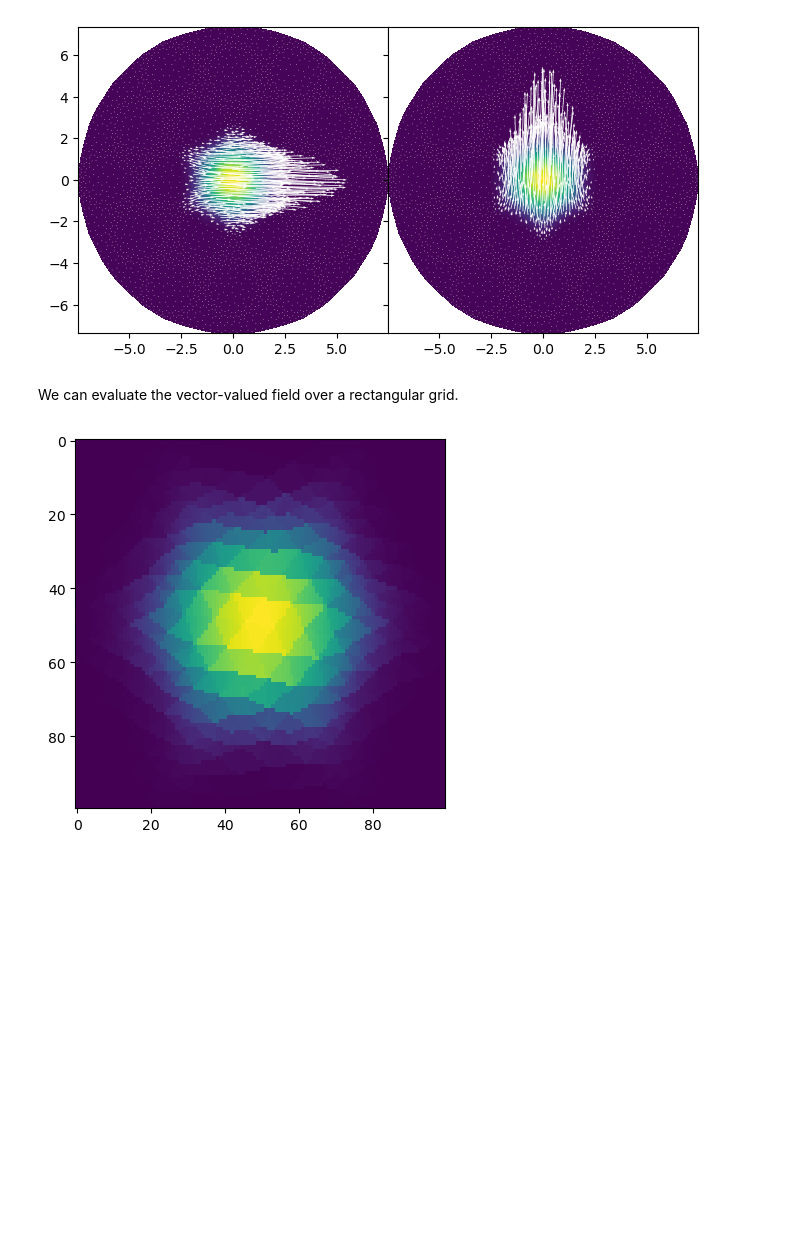
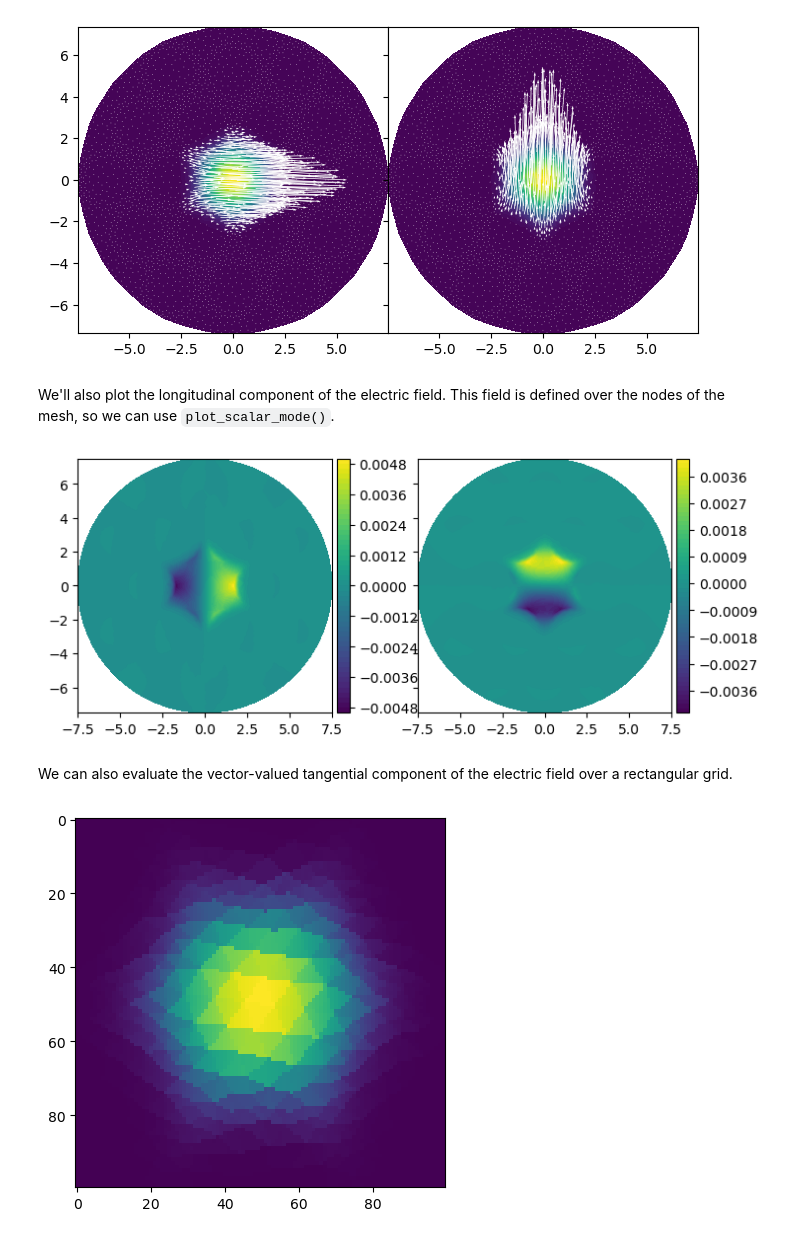
Before and after one commit to SAIL-Labs/wavesolve, a Jupyter notebook: getting-started.ipynb, the cells around one changed output. Cells and saved outputs as stored; diff of their text form; code cells hidden in the pictures; blank space fills up the shorter version.

```diff
--- a/getting-started.ipynb
+++ b/getting-started.ipynb
@@ -439,8 +449,30 @@ plt.subplots_adjust(hspace=0,wspace=0)
 plt.show()
 # %% [output]
 [figure]
+# %% [markdown]
+We'll also plot the longitudinal component of the electric field. This field is defined over the nodes of the mesh, so we can use `plot_scalar_mode()`.
+# %%
+from wavesolve.fe_solver import plot_scalar_mode
+from mpl_toolkits.axes_grid1 import make_axes_locatable
+import numpy as np
+
+Ne = m.num_edges # number of mesh edges
+
+fig,axs = plt.subplots(1,2,sharey=True,figsize=(8,4))
+
+
+for i,ax in enumerate(axs):
+    im = plot_scalar_mode(m,np.real(v[i,Ne:]),ax=ax) # the longitudinal components are at the end of the vector
+
+    divider = make_axes_locatable(ax)
+    cax = divider.append_axes('right', size='5%', pad=0.05)
+    fig.colorbar(im, cax=cax, orientation='vertical')
+plt.subplots_adjust(wspace=0.25)
+plt.show()
+# %% [output]
+[figure, added]
 # %% [markdown]
-We can evaluate the vector-valued field over a rectangular grid.
+We can also evaluate the vector-valued tangential component of the electric field over a rectangular grid.
 # %%
 from wavesolve.fe_solver import interpolate_vec
 import numpy as np
```
Also changed, not shown: parts of 14 cells of this notebook.
